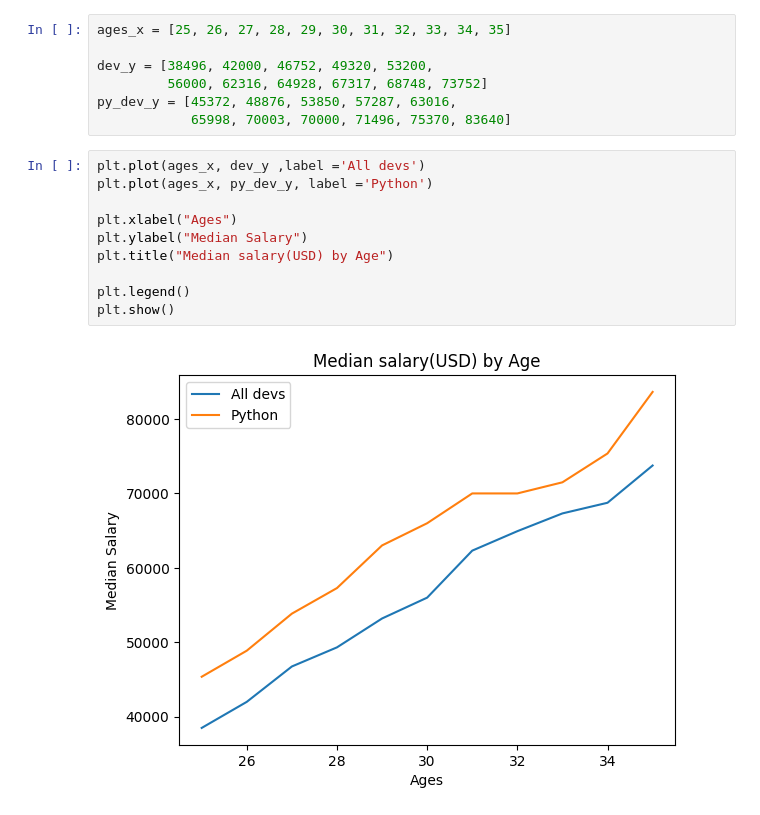
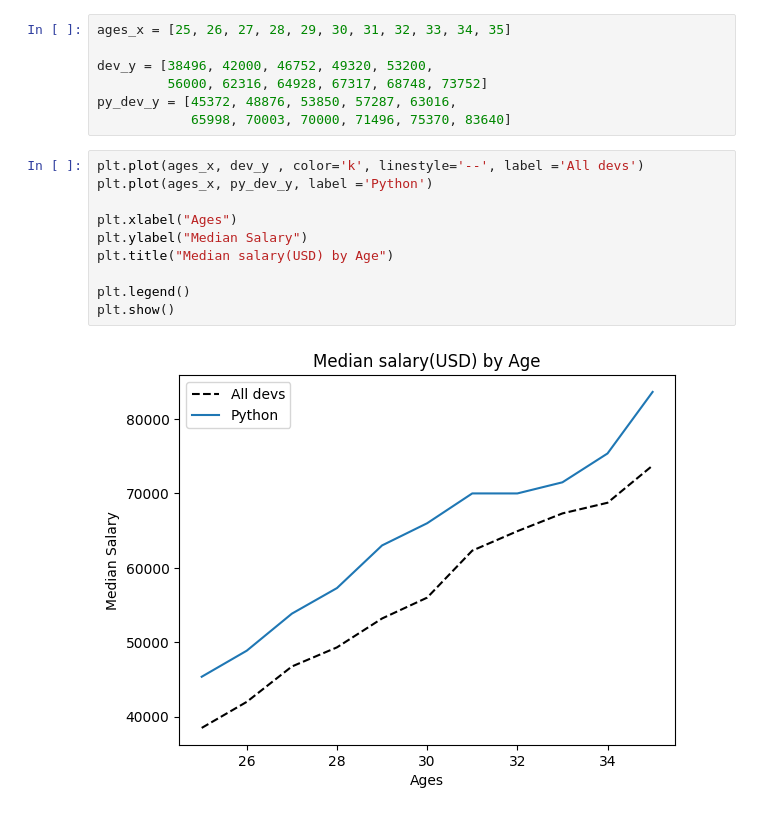
Before and after one commit to raaakibul/Matplotlib, a Jupyter notebook: plot.ipynb, the cells around one changed output. Drawn from its saved outputs; the diff is of its cells as text.

```diff
--- a/plot.ipynb
+++ b/plot.ipynb
@@ -8,14 +8,14 @@ dev_y = [38496, 42000, 46752, 49320, 53200,
 py_dev_y = [45372, 48876, 53850, 57287, 63016,
             65998, 70003, 70000, 71496, 75370, 83640]
 # %%
-plt.plot(ages_x, dev_y ,label ='All devs')
+plt.plot(ages_x, dev_y , color='k', linestyle='--', label ='All devs')
 plt.plot(ages_x, py_dev_y, label ='Python')
 
 plt.xlabel("Ages")
 plt.ylabel("Median Salary")
 plt.title("Median salary(USD) by Age")
 
 plt.legend()
 plt.show()
 # %% [output]
-[figure, old version]
+[figure, new version]
```
